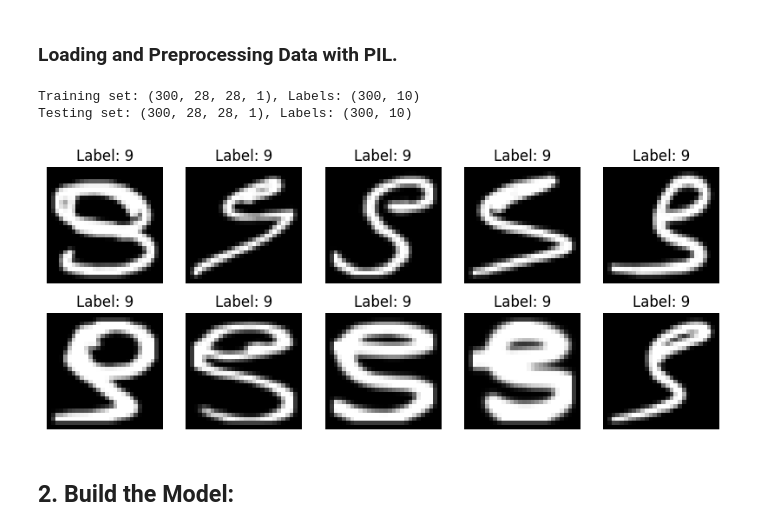
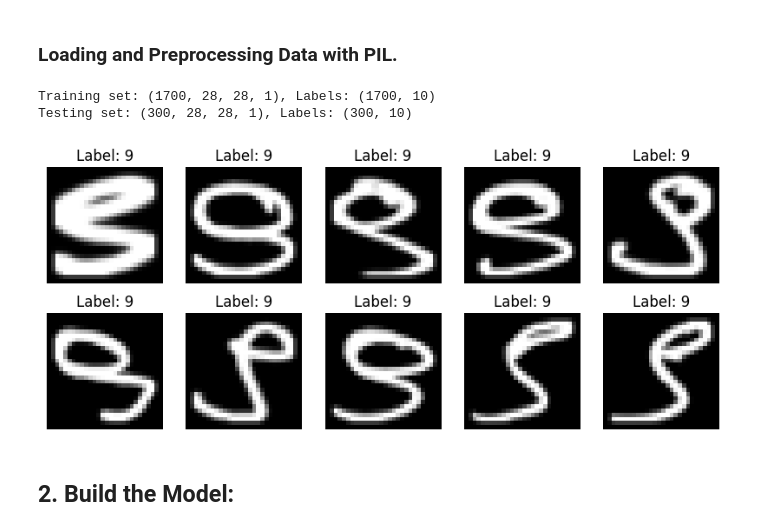
Before and after one commit to anuskamhzn/6CS012_WeeklyWorkshop, a Jupyter notebook: Week4_Keras.ipynb, the cells around one changed output. Drawn from its saved outputs; the diff is of its cells as text; code cells hidden in the pictures.

```diff
--- a/Week4_Keras.ipynb
+++ b/Week4_Keras.ipynb
@@ -18,7 +18,7 @@ from sklearn.model_selection import train_test_split
 import matplotlib.pyplot as plt
 from PIL import Image # Import Pillow
 # Define dataset paths
-train_dir = "/content/devnagari_digit/DevanagariHandwrittenDigitDataset/Test"
+train_dir = "/content/devnagari_digit/DevanagariHandwrittenDigitDataset/Train"
 test_dir = "/content/devnagari_digit/DevanagariHandwrittenDigitDataset/Test"
 # Define image size
 img_height, img_width = 28, 28
@@ -35,35 +35,35 @@ def load_images_from_folder(folder):
     img_path = os.path.join(class_path, filename)
 # Load image using PIL
     img = Image.open(img_path).convert("L") # Convert to grayscale
     img = img.resize((img_width, img_height)) # Resize to (28,28)
     img = np.array(img) / 255.0 # Normalize pixel values to [0,1]
     images.append(img)
     labels.append(label)
   return np.array(images), np.array(labels)
 # Load training and testing datasets
 x_train, y_train = load_images_from_folder(train_dir)
 x_test, y_test = load_images_from_folder(test_dir)
 # Reshape images for Keras input
 x_train = x_train.reshape(-1, img_height, img_width, 1) # Shape (num_samples, 28, 28, 1)
 x_test = x_test.reshape(-1, img_height, img_width, 1)
 # One-hot encode labels
 y_train = to_categorical(y_train, num_classes=10)
 y_test = to_categorical(y_test, num_classes=10)
 #Print dataset shape
 print(f"Training set: {x_train.shape}, Labels: {y_train.shape}")
 print(f"Testing set: {x_test.shape}, Labels: {y_test.shape}")
 # Visualize some images
 plt.figure(figsize=(10, 4))
 for i in range(10):
   plt.subplot(2, 5, i + 1)
   plt.imshow(x_train[i].reshape(28, 28), cmap='gray')
   plt.title(f"Label: {np.argmax(y_train[i])}")
   plt.axis("off")
 plt.show()
 # %% [output]
-Training set: (300, 28, 28, 1), Labels: (300, 10)
+Training set: (1700, 28, 28, 1), Labels: (1700, 10)
 Testing set: (300, 28, 28, 1), Labels: (300, 10)
-[figure, old version]
+[figure, new version]
 # %% [markdown]
 ## **2. Build the Model:**
 # %% [markdown]
```
Also changed, not shown: parts of 5 cells of this notebook, 1 other file.
